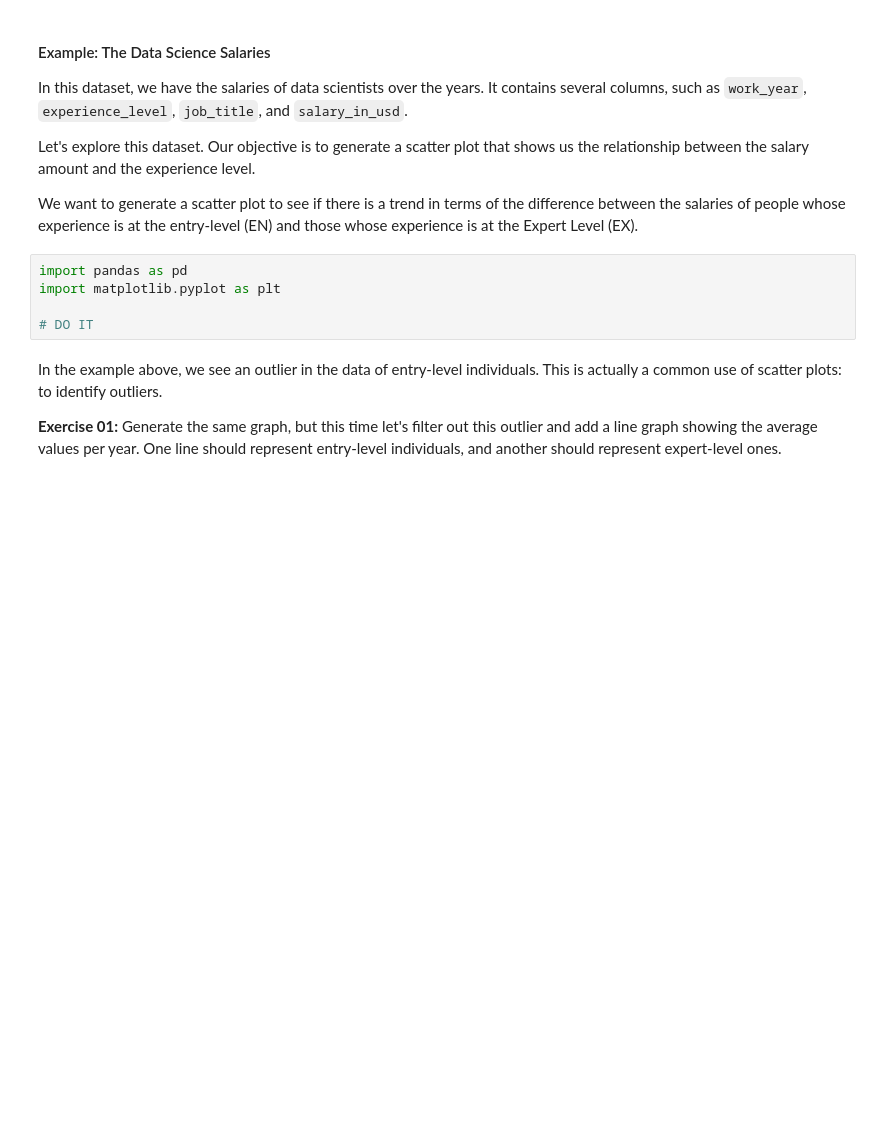
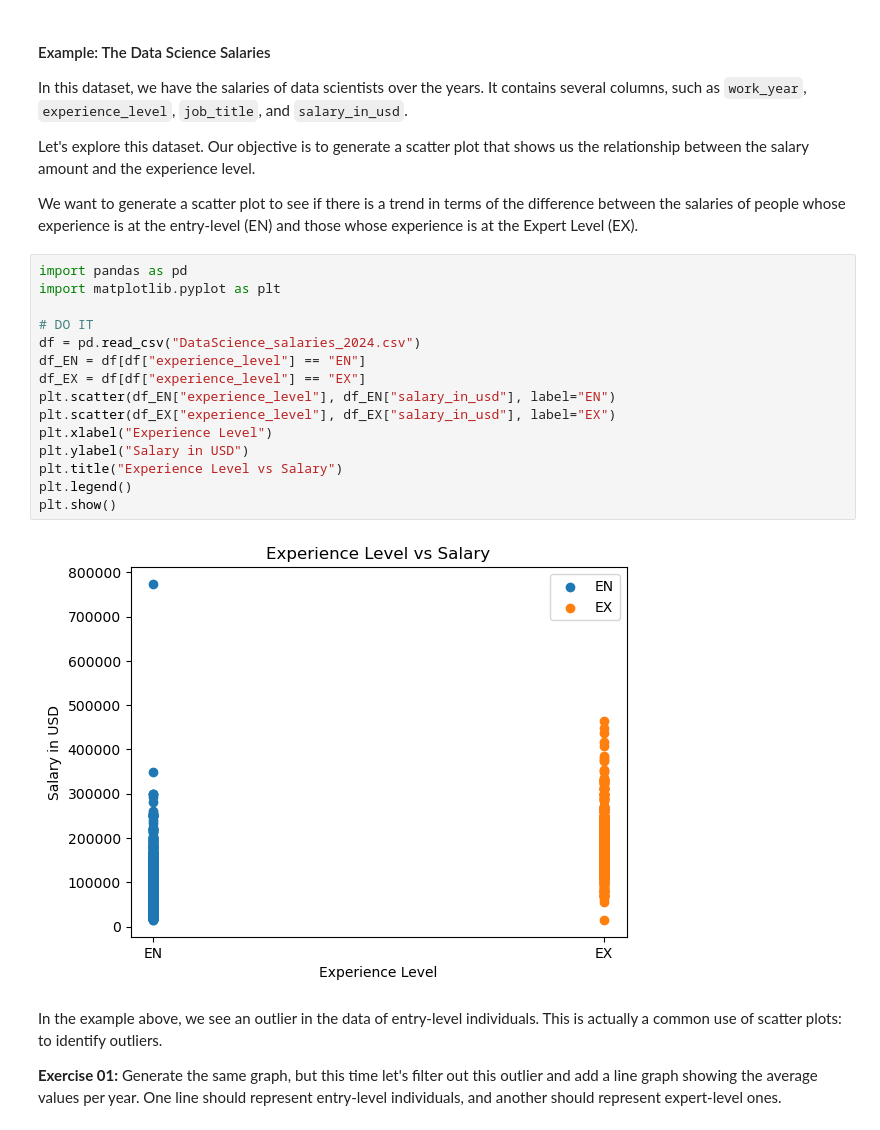
Before and after one commit to clementdumet/dm_web2026, a Jupyter notebook: 06_scatter/scatter.ipynb, the cells around one changed output. Drawn from its saved outputs; the diff is of its cells as text; blank space fills up the shorter version.

```diff
--- a/06_scatter/scatter.ipynb
+++ b/06_scatter/scatter.ipynb
@@ -117,11 +126,23 @@ In this dataset, we have the salaries of data scientists over the years. It cont
 Let's explore this dataset. Our objective is to generate a scatter plot that shows us the relationship between the salary amount and the experience level.
 
 We want to generate a scatter plot to see if there is a trend in terms of the difference between the salaries of people whose experience is at the entry-level (EN) and those whose experience is at the Expert Level (EX).
-# %%
-import pandas as pd
-import matplotlib.pyplot as plt
-
-# DO IT
+# %%
+import pandas as pd
+import matplotlib.pyplot as plt
+
+# DO IT
+df = pd.read_csv("DataScience_salaries_2024.csv")
+df_EN = df[df["experience_level"] == "EN"]
+df_EX = df[df["experience_level"] == "EX"]
+plt.scatter(df_EN["experience_level"], df_EN["salary_in_usd"], label="EN")
+plt.scatter(df_EX["experience_level"], df_EX["salary_in_usd"], label="EX")
+plt.xlabel("Experience Level")
+plt.ylabel("Salary in USD")
+plt.title("Experience Level vs Salary")
+plt.legend()
+plt.show()
+# %% [output]
+[figure, added]
 # %% [markdown]
 In the example above, we see an outlier in the data of entry-level individuals. This is actually a common use of scatter plots: to identify outliers.
 
```
Also changed, not shown: parts of 14 cells of this notebook, 8 other files.
